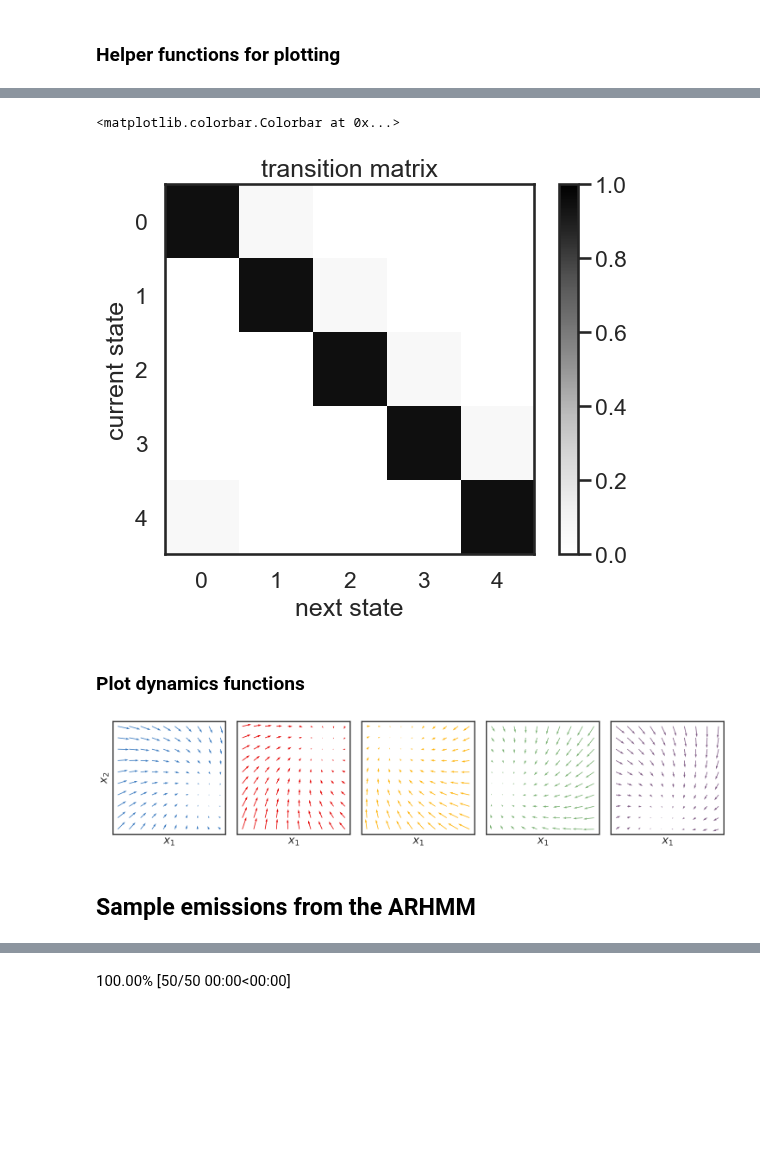
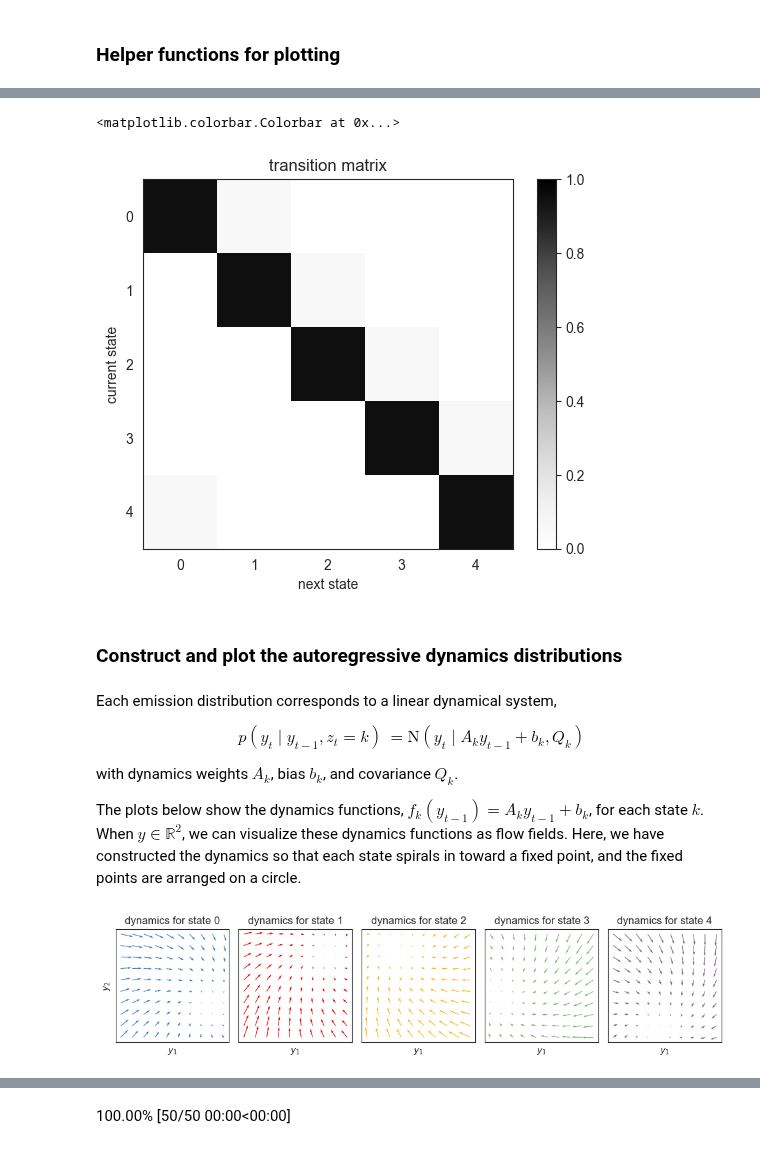
Before and after one commit to probml/dynamax, a Jupyter notebook: docs/notebooks/hmm/autoregressive_hmm.ipynb, the cells around one changed output, grey strips where cells are left out. Cells and saved outputs as stored; diff of their text form; code cells hidden in the pictures; blank space fills up the shorter version.

```diff
--- a/docs/notebooks/hmm/autoregressive_hmm.ipynb
+++ b/docs/notebooks/hmm/autoregressive_hmm.ipynb
@@ -38,7 +38,6 @@ from dynamax.utils.utils import random_rotation
 ### Helper functions for plotting
 # %%
 sns.set_style("white")
-sns.set_context("talk")
 
 color_names = [
     "windows blue",
@@ -71,5 +72,15 @@ plt.title("transition matrix")
 plt.colorbar()
 # %% [output]
 <matplotlib.colorbar.Colorbar at 0x...>
-[figure, old version]
+[figure, new version]
+# %% [markdown]
+### Construct and plot the autoregressive dynamics distributions
+# %% [markdown]
+Each emission distribution corresponds to a linear dynamical system,
+\begin{align*}
+p(y_t \mid y_{t-1}, z_t=k) &= \mathrm{N}(y_t \mid A_k y_{t-1} + b_k, Q_k)
+\end{align*}
+with dynamics weights $A_k$, bias $b_k$, and covariance $Q_k$.
+
+The plots below show the dynamics functions, $f_k(y_{t-1}) = A_k y_{t-1} + b_k$, for each state $k$. When $y \in \mathbb{R}^2$, we can visualize these dynamics functions as flow fields. Here, we have constructed the dynamics so that each state spirals in toward a fixed point, and the fixed points are arranged on a circle.
 # %%
@@ -86,35 +97,32 @@ covariances = jnp.tile(0.001 * jnp.eye(emission_dim), (num_states, 1, 1))
 
 # Compute the stationary points
 stationary_points = jax.vmap(jnp.linalg.solve)(jnp.eye(emission_dim) - weights, biases)
-# %% [markdown]
-### Plot dynamics functions
 # %%
 if emission_dim == 2:
     lim = 5
     x = jnp.linspace(-lim, lim, 10)
     y = jnp.linspace(-lim, lim, 10)
     X, Y = jnp.meshgrid(x, y)
     xy = jnp.column_stack((X.ravel(), Y.ravel()))
 
-    fig, axs = plt.subplots(1, num_states, figsize=(3 * num_states, 6))
+    fig, axs = plt.subplots(1, num_states, figsize=(2 * num_states, 4))
     for k in range(num_states):
         A, b = weights[k], biases[k]
         dxydt_m = xy.dot(A.T) + b - xy
         axs[k].quiver(xy[:, 0], xy[:, 1],
                     dxydt_m[:, 0], dxydt_m[:, 1],
                     color=colors[k % len(colors)])
 
 
-        axs[k].set_xlabel('$x_1$')
+        axs[k].set_xlabel('$y_1$')
         axs[k].set_xticks([])
         if k == 0:
-            axs[k].set_ylabel("$x_2$")
+            axs[k].set_ylabel("$y_2$")
         axs[k].set_yticks([])
         axs[k].set_aspect("equal")
+        axs[k].set_title(f"dynamics for state {k}")
 
 
     plt.tight_layout()
 # %% [output]
-[figure, old version]
+[figure, new version]
-# %% [markdown]
-## Sample emissions from the ARHMM
```
Also changed, not shown: parts of 21 cells of this notebook, 4 other files.
